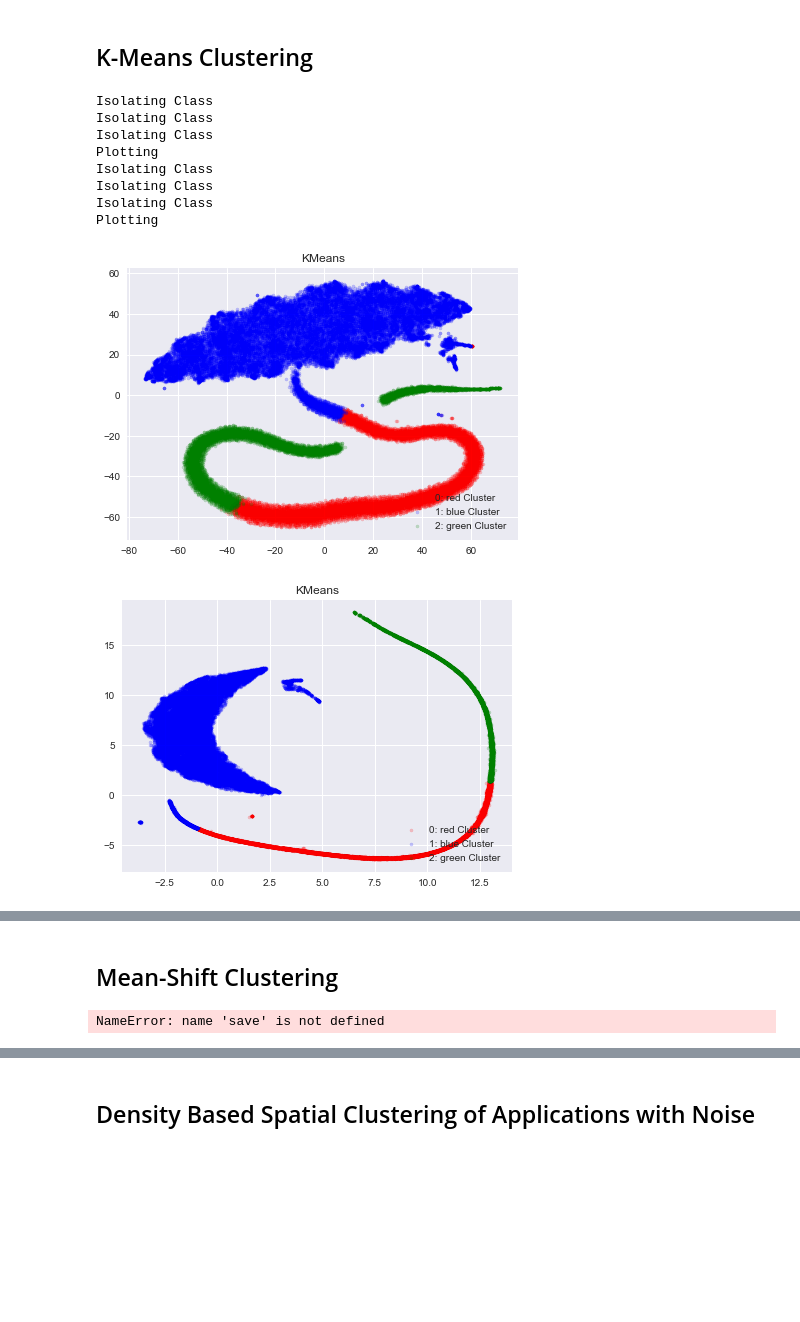
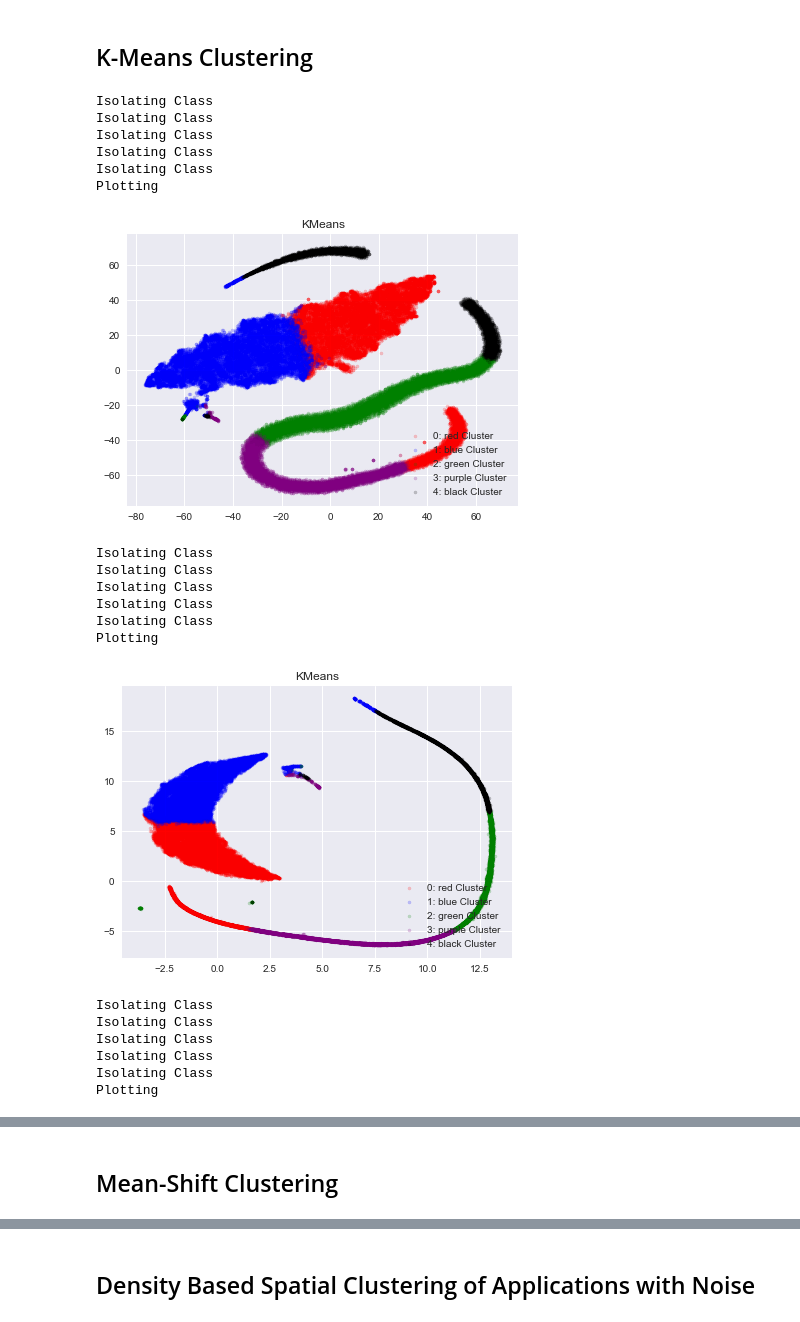
Before and after one commit to Koketsoc137/Clustering-on-simulation-data, a Jupyter notebook: Clustering.ipynb, the cells around one changed output, grey strips where cells are left out. Saved outputs shown, nothing was run; the diff lists cells and outputs as text; code cells hidden in the pictures; blank space fills up the shorter version.

```diff
--- a/Clustering.ipynb
+++ b/Clustering.ipynb
@@ -12,7 +12,7 @@ labels = np.load('Simulations\labels_test.npy')
 dataset =  np.load('Simulations\y_test.npy')
 
 #embeded datasets
-pkl_filename = "tembedded_dataset.txt"
+pkl_filename = "embedded_dataset.txt"
 pkl_filename2 = "uembedded_dataset.txt"
 pkl_filename3 = "pcaembedded_dataset.txt"
 
@@ -147,19 +138,19 @@ for i in range(5):
 ## K-Means Clustering
 # %%
 #Initialize model
-km = KMeans(n_clusters=3,
+km = KMeans(n_clusters=2,
             init='random',
             n_init=10,
             max_iter=300,
             tol=0.0001,
             verbose=0,
-            random_state=None,
+            random_state=23,
             copy_x=True,
             algorithm='auto')
 # %%
 #Cluster and save
 
-km = km.fit_predict(u_embedded)
+km = km.fit_predict(x_embedded)
 pkl_filename = "KMean2D.plk"
 
 with open(pkl_filename, 'wb') as file:
@@ -167,21 +158,32 @@ with open(pkl_filename, 'wb') as file:
 # %%
 #Load and evaluate
 
-pkl_filename = "KMean2D.plk"
+pkl_filename = "KMean.plk"
 
 with open(pkl_filename, 'rb') as file:
     km = pickle.load(file)
 
-shade(x_embedded,km,3,"KMeans")
-shade(u_embedded,km,3,"KMeans")
+shade(x_embedded,km,5,"KMeans")
+shade(u_embedded,km,5,"KMeans")
+shade(u_embedded,km,5,"KMeans")
 # %% [output]
+Isolating Class
+Isolating Class
 Isolating Class
 Isolating Class
 Isolating Class
 Plotting
-Isolating Class
-Isolating Class
-Isolating Class
-Plotting
-[figure, old version]
+[figure, new version]
+Isolating Class
+Isolating Class
+Isolating Class
+Isolating Class
+Isolating Class
+Plotting
-[figure, old version]
+[figure, new version]
+Isolating Class
+Isolating Class
+Isolating Class
+Isolating Class
+Isolating Class
+Plotting
@@ -200,21 +203,18 @@ from sklearn.cluster import MeanShift
 # %%
 #Initialize,train save
 
-ms = MeanShift( bandwidth=None,
+ms = MeanShift( bandwidth=9.5,
                seeds=None, #Default seed finding functions scale horribly with dimensions
-               bin_seeding=True, #True implies initial windows are not on all points
+               bin_seeding=True, #True implies initial windows are not on all points/inccurate but faster
                min_bin_freq=1,
                cluster_all=False, #Unclustered outcasts points will be labelled -1
                n_jobs=-1,
-               max_iter=100,
+               max_iter=None,
               )
 ms=ms.fit_predict(u_embedded)
 pkl_filename = "Mean_Shift10CA2D.plk"
-save
 with open(pkl_filename, 'wb') as file:
     pickle.dump(ms,file)
-# %% [output]
-NameError: name 'save' is not defined
 # %%
 #Load and evaluate
 
```
Also changed, not shown: parts of 15 cells of this notebook.
